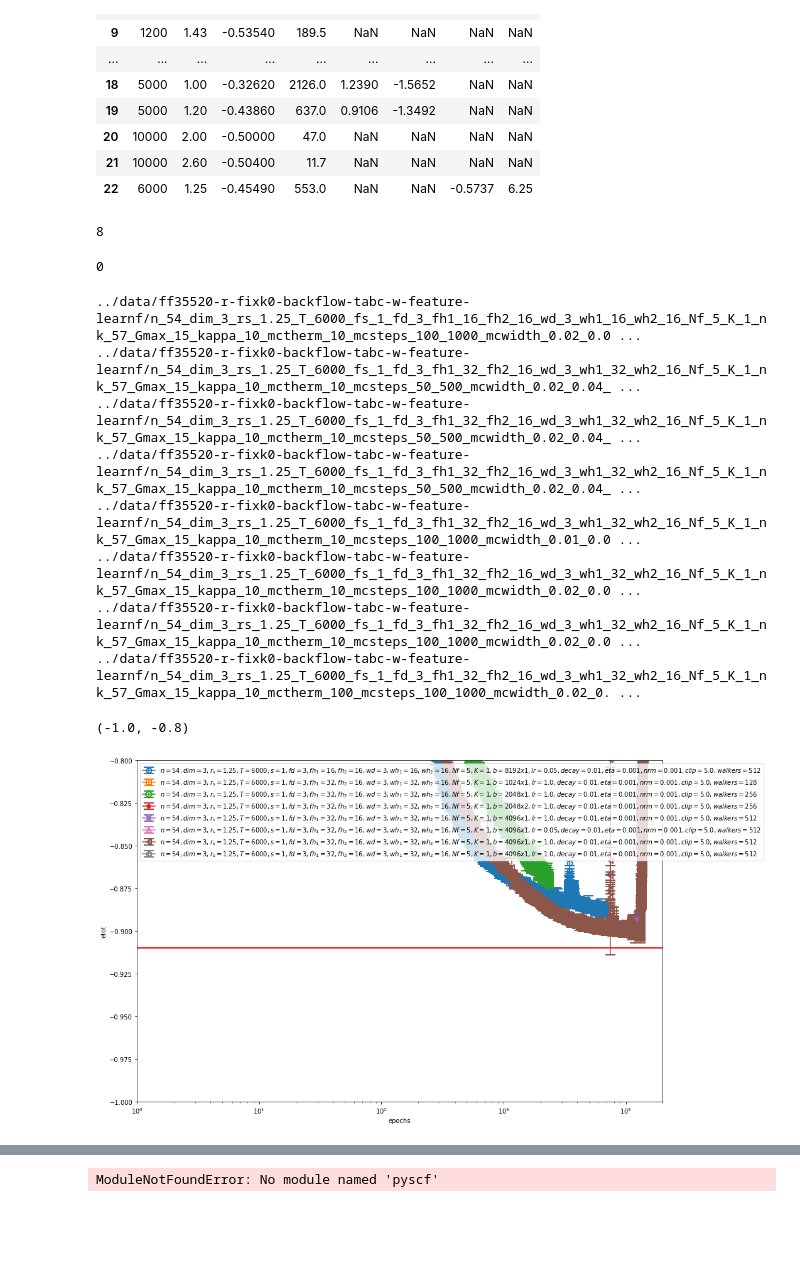
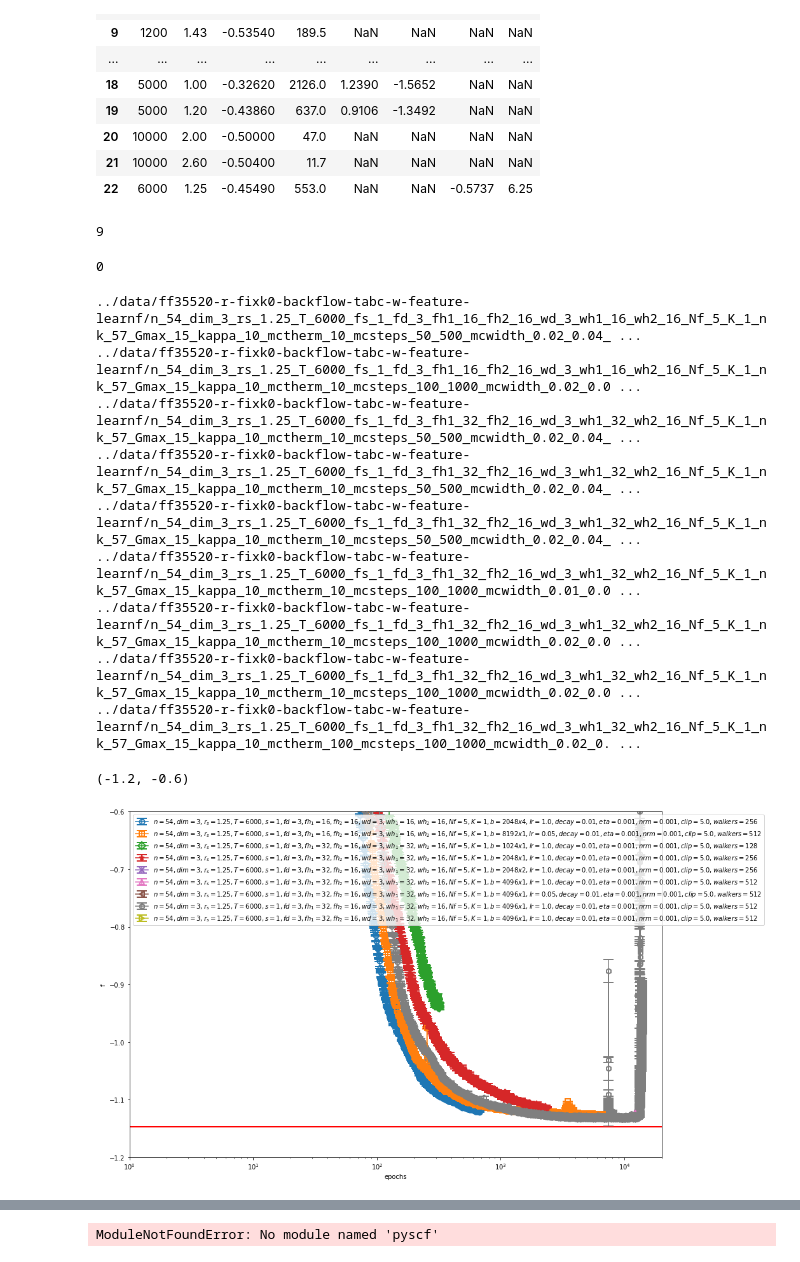
Before and after one commit to fermiflow/hydrogen, a Jupyter notebook: analysis/analysis.ipynb, the cells around one changed output, grey strips where cells are left out. Drawn from its saved outputs; the diff is of its cells as text; code cells hidden in the pictures; blank space fills up the shorter version.

```diff
--- a/analysis/analysis.ipynb
+++ b/analysis/analysis.ipynb
@@ -54,7 +54,7 @@ nicknames = [#'ff35520-r-fixk0-backflow',
              #'ff35520-r-backflow-tabc-w-feature-learnf',
              #'ff35520-r-fixk0-backflow-pbc-feature-learnf',
              'ff35520-r-fixk0-backflow-tabc-w-feature-learnf',
-             'ff35520-r-fixk0-backflow-tabc-w-feature-learnf-pbc',
+             #'ff35520-r-fixk0-backflow-tabc-w-feature-learnf-pbc',
              #'ff35520-r-fixk0-backflow-tabc-w-feature-learnf-van',
              #'ff35520-r-fixk0-backflow-tabc-b-feature-learnf',
              #'ff35520-r-fixk0-backflow-tabc-w-zeroinit',
@@ -83,7 +83,7 @@ files = natural_sort(files)
 #files += ['/data/wanglei/hydrogen/jastrow/n_14_dim_3_rs_1.2_T_1000_steps_1_depth_3_spsize_32_tpsize_16_Nf_5_K_8_Gmax_15_kappa_10_mctherm_10_mcsteps_50_mcstddev_0.05_lr_0.1_decay_0.01_damping_0.001_norm_0.001_clip_5_bs_1024_devices_1_accsteps_1/data.txt']
 len(files)
 # %% [output]
-8
+9
 # %%
 def cond(f):
     n, dim, rs, T, s, fd, fh1, fh2, wd, wh1, wh2, b, a, lr, decay, eta, maxnorm, Nf, clip, K, w = parse_filename(f)
@@ -101,7 +101,7 @@ len(files)
 # %% [output]
 0
 # %%
-obs = 'etot'
+obs = 'f'
 
 markers = ['o', 's', 'D', '*', 'x', '^', '<', 'h', '>', 'd', 'X', 'v', 'h', '1']
 colors = ['C0', 'C1','C2', 'C3', 'C4', 'C6', 'C5', 'C7', 'C8', 'C9', 'C10', 'C11', 'C12', 'C13']
@@ -112,13 +112,18 @@ for f, marker, color in zip(files, markers, colors):
 
     Kp = 1.5*T/157887.66 # proton kinetic energy in Ry
 
+    ds = -2*jax.scipy.special.gammaln(n+1)/n + 1.5*(1+np.log(1836*rs**2/(4*np.pi)*T/157887.66))
+
     print (f, Kp)
     df = pd.read_csv(f, delimiter=r"\s+")
     label = r'$n=%s,dim=%s,r_s=%s,T=%g,s=%s,fd=%s,fh_1=%s,fh_2=%s,wd=%s,wh_1=%s,wh_2=%s,Nf=%s,K=%s,b=%sx%s,lr=%s,decay=%s,eta=%s,nrm=%s,clip=%s, walkers=%s$'\
                 %(n,dim,rs,T,s,fd,fh1,fh2,wd,wh1,wh2,Nf,K,b,a,lr,decay,eta,maxnorm,clip,w)
 
-    if obs == 'f':
-        y = df[obs].values + Kp
+    if obs == 's':
+        y = df[obs].values + ds
+        yerr = df['f_err'].values
+    elif obs == 'f':
+        y = df[obs].values + Kp - ds*T/157887.66
         yerr = df['f_err'].values
     elif obs == 'vtot':
         y = df['vpp'].values + df['vep'].values + df['vee'].values
@@ -148,36 +153,37 @@ for f, marker, color in zip(files, markers, colors):
     except (KeyError , IndexError):
         print ('no ref data')
 
     plt.errorbar(df['epoch'].values, y, yerr=yerr,
                  marker=marker, color=color,markerfacecolor='none',
                  markeredgewidth=2, ms=8, capsize=8, label=label)
 
     #if obs == 'p': plt.ylim([100, 400])
     #if obs in ['f', 'etot', 'e', 'vtot']: plt.ylim([1, 2])
 
 plt.ylabel(obs)
 plt.xlabel('epochs')
 plt.xlim([1, 2e4])
 plt.xscale('log')
 #plt.yscale('log')
 plt.legend(loc='upper left')
 #plt.ylim([-20, 20])
-plt.ylim([-1.0, -0.8])
+plt.ylim([-1.2, -0.6])
 #plt.ylim([400, 600])
 #plt.axhline(y=200, color='r')
 #plt.axhline(y=-0.8772, color='r')
 #plt.axvline(x=346, color='r')
 # %% [output]
+../data/ff35520-r-fixk0-backflow-tabc-w-feature-learnf/n_54_dim_3_rs_1.25_T_6000_fs_1_fd_3_fh1_16_fh2_16_wd_3_wh1_16_wh2_16_Nf_5_K_1_nk_57_Gmax_15_kappa_10_mctherm_10_mcsteps_50_500_mcwidth_0.02_0.04_ ...
 ../data/ff35520-r-fixk0-backflow-tabc-w-feature-learnf/n_54_dim_3_rs_1.25_T_6000_fs_1_fd_3_fh1_16_fh2_16_wd_3_wh1_16_wh2_16_Nf_5_K_1_nk_57_Gmax_15_kappa_10_mctherm_10_mcsteps_100_1000_mcwidth_0.02_0.0 ...
 ../data/ff35520-r-fixk0-backflow-tabc-w-feature-learnf/n_54_dim_3_rs_1.25_T_6000_fs_1_fd_3_fh1_32_fh2_16_wd_3_wh1_32_wh2_16_Nf_5_K_1_nk_57_Gmax_15_kappa_10_mctherm_10_mcsteps_50_500_mcwidth_0.02_0.04_ ...
 ../data/ff35520-r-fixk0-backflow-tabc-w-feature-learnf/n_54_dim_3_rs_1.25_T_6000_fs_1_fd_3_fh1_32_fh2_16_wd_3_wh1_32_wh2_16_Nf_5_K_1_nk_57_Gmax_15_kappa_10_mctherm_10_mcsteps_50_500_mcwidth_0.02_0.04_ ...
 ../data/ff35520-r-fixk0-backflow-tabc-w-feature-learnf/n_54_dim_3_rs_1.25_T_6000_fs_1_fd_3_fh1_32_fh2_16_wd_3_wh1_32_wh2_16_Nf_5_K_1_nk_57_Gmax_15_kappa_10_mctherm_10_mcsteps_50_500_mcwidth_0.02_0.04_ ...
 ../data/ff35520-r-fixk0-backflow-tabc-w-feature-learnf/n_54_dim_3_rs_1.25_T_6000_fs_1_fd_3_fh1_32_fh2_16_wd_3_wh1_32_wh2_16_Nf_5_K_1_nk_57_Gmax_15_kappa_10_mctherm_10_mcsteps_100_1000_mcwidth_0.01_0.0 ...
 ../data/ff35520-r-fixk0-backflow-tabc-w-feature-learnf/n_54_dim_3_rs_1.25_T_6000_fs_1_fd_3_fh1_32_fh2_16_wd_3_wh1_32_wh2_16_Nf_5_K_1_nk_57_Gmax_15_kappa_10_mctherm_10_mcsteps_100_1000_mcwidth_0.02_0.0 ...
 ../data/ff35520-r-fixk0-backflow-tabc-w-feature-learnf/n_54_dim_3_rs_1.25_T_6000_fs_1_fd_3_fh1_32_fh2_16_wd_3_wh1_32_wh2_16_Nf_5_K_1_nk_57_Gmax_15_kappa_10_mctherm_10_mcsteps_100_1000_mcwidth_0.02_0.0 ...
 ../data/ff35520-r-fixk0-backflow-tabc-w-feature-learnf/n_54_dim_3_rs_1.25_T_6000_fs_1_fd_3_fh1_32_fh2_16_wd_3_wh1_32_wh2_16_Nf_5_K_1_nk_57_Gmax_15_kappa_10_mctherm_100_mcsteps_100_1000_mcwidth_0.02_0. ...
-(-1.0, -0.8)
+(-1.2, -0.6)
-[figure, old version]
+[figure, new version]
 # %%
 import sys, os
 sys.path.append("../src")
```
Also changed, not shown: parts of 1 cell of this notebook, 1 other file.
